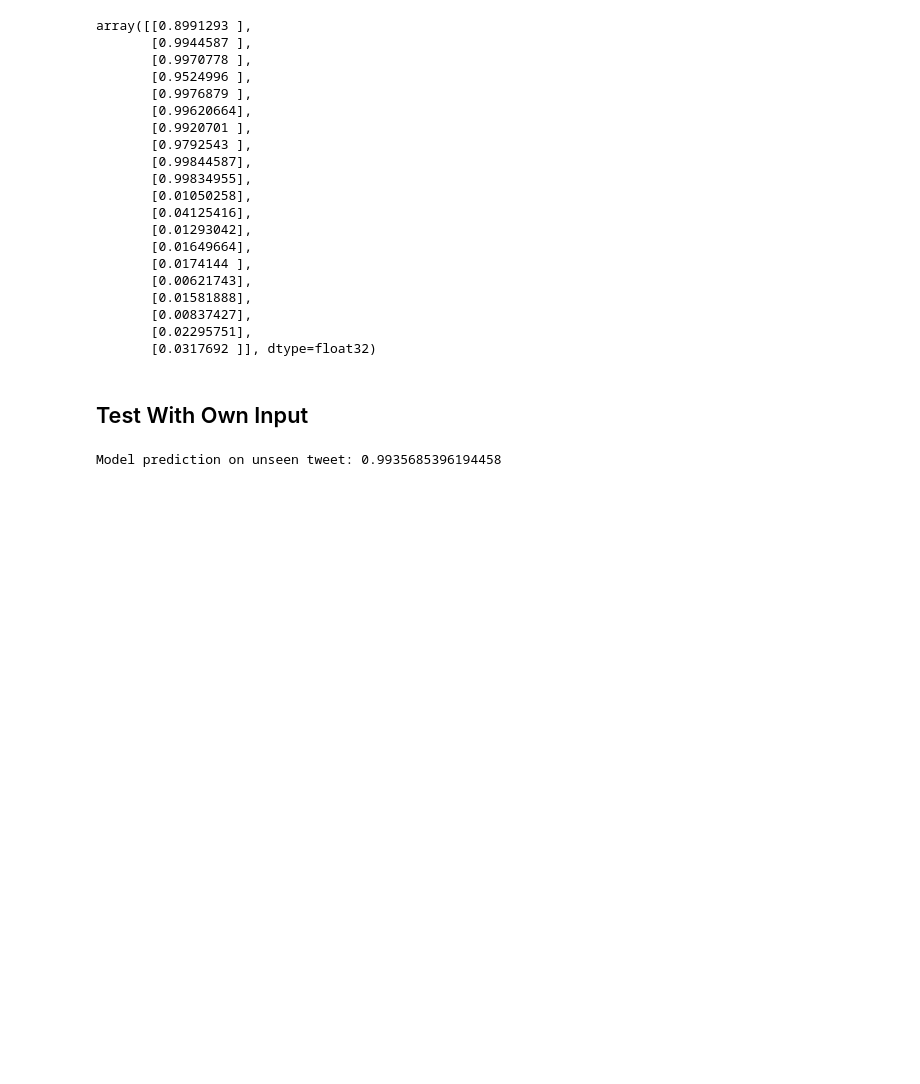
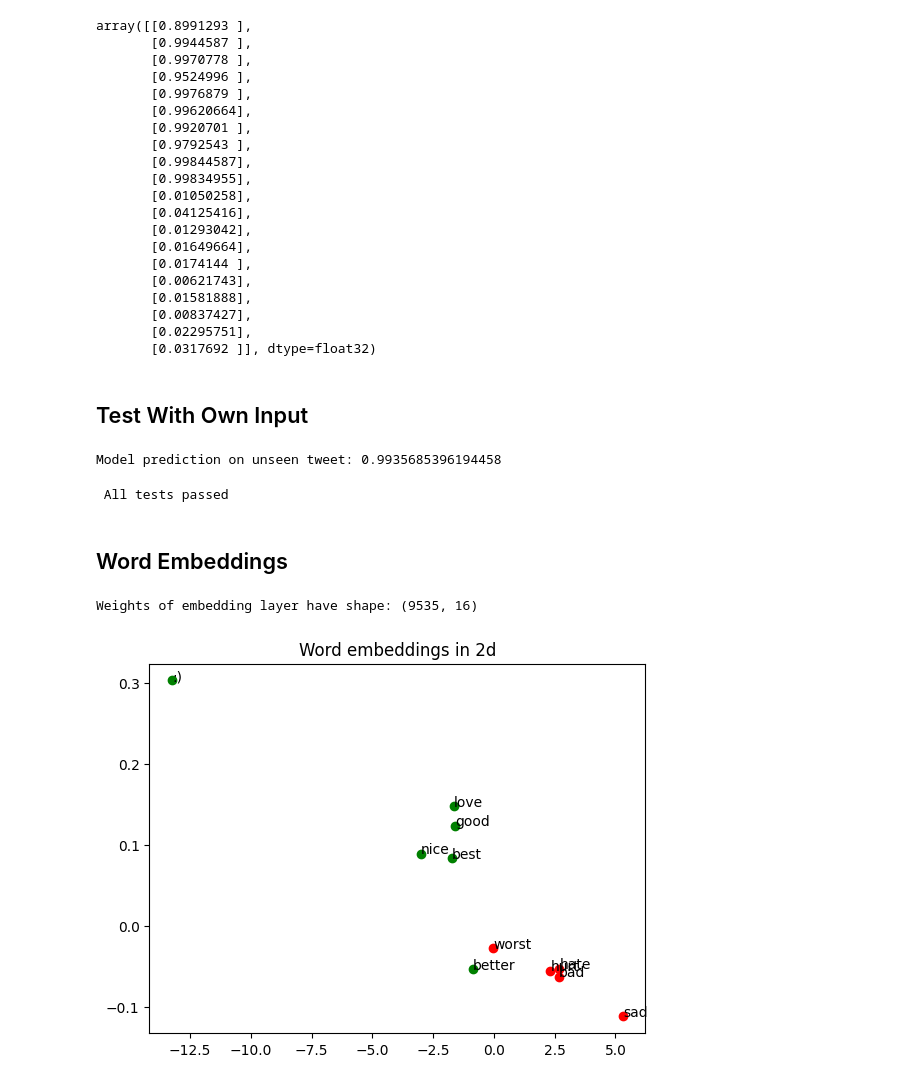
Before and after one commit to ujjwol112/nlp-sentiment-analysis-of-twitter-sample-dataset-with-deep-neural-network, a Jupyter notebook: sentiment_analysis_with_deep_neural_newtork.ipynb, the cells around one changed output. Cells and saved outputs as stored; diff of their text form; code cells hidden in the pictures; blank space fills up the shorter version.

```diff
--- a/sentiment_analysis_with_deep_neural_newtork.ipynb
+++ b/sentiment_analysis_with_deep_neural_newtork.ipynb
@@ -436,0 +439,53 @@ Model prediction on unseen tweet: 0.9935685396194458
+# %%
+# Test graded_very_positive_tweet tweet
+prediction = get_prediction_from_tweet(graded_very_positive_tweet, model, vocab, max_len)
+if prediction > 0.99:
+    print("\033[92m All tests passed")
+else:
+    print("The model thinks your tweet is not positive enough.\nTry figuring out what makes some of the tweets in the validation set so positive.")
+# %% [output]
+ All tests passed
+# %% [markdown]
+## Word Embeddings
+# %%
+# Get the embedding layer
+embeddings_layer = model.layers[0]
+
+# Get the weights of the embedding layer
+embeddings = embeddings_layer.get_weights()[0]
+
+print(f"Weights of embedding layer have shape: {embeddings.shape}")
+# %% [output]
+Weights of embedding layer have shape: (9535, 16)
+# %%
+# PCA with two dimensions
+pca = PCA(n_components=2)
+
+# Dimensionality reduction of the word embeddings
+embeddings_2D = pca.fit_transform(embeddings)
+# %%
+#Selection of negative and positive words
+neg_words = ['bad', 'hurt', 'sad', 'hate', 'worst']
+pos_words = ['best', 'good', 'nice', 'love', 'better', ':)']
+
+#Index of each selected word
+neg_n = [vocab[w] for w in neg_words]
+pos_n = [vocab[w] for w in pos_words]
+
+plt.figure()
+
+#Scatter plot for negative words
+plt.scatter(embeddings_2D[neg_n][:,0], embeddings_2D[neg_n][:,1], color = 'r')
+for i, txt in enumerate(neg_words):
+    plt.annotate(txt, (embeddings_2D[neg_n][i,0], embeddings_2D[neg_n][i,1]))
+
+#Scatter plot for positive words
+plt.scatter(embeddings_2D[pos_n][:,0], embeddings_2D[pos_n][:,1], color = 'g')
+for i, txt in enumerate(pos_words):
+    plt.annotate(txt,(embeddings_2D[pos_n][i,0], embeddings_2D[pos_n][i,1]))
+
+plt.title('Word embeddings in 2d')
+
+plt.show()
+# %% [output]
+[figure, added]
```
Also changed, not shown: parts of 1 cell of this notebook.
